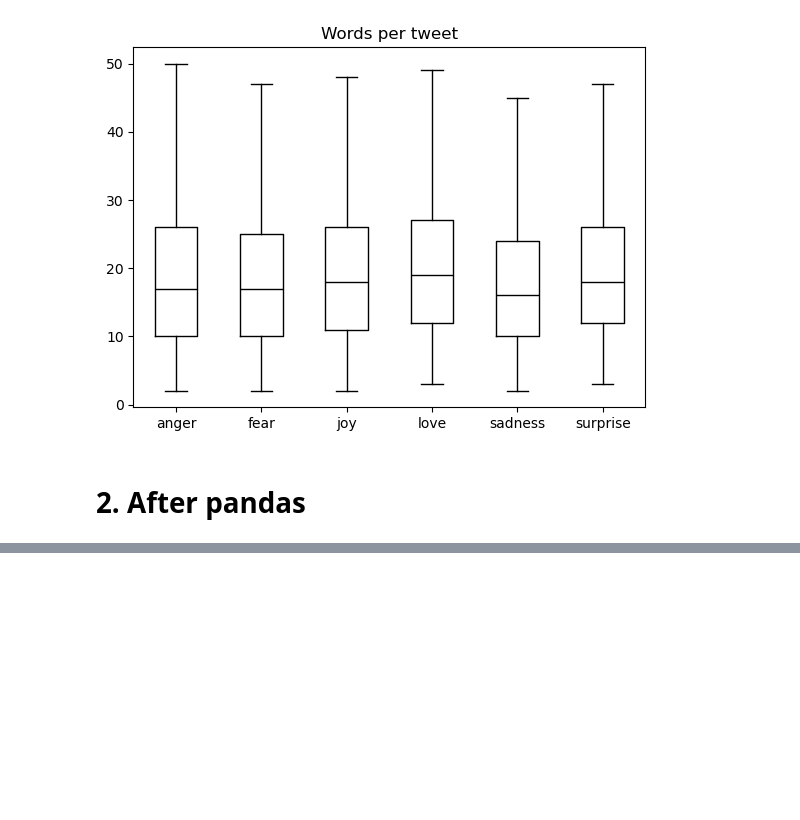
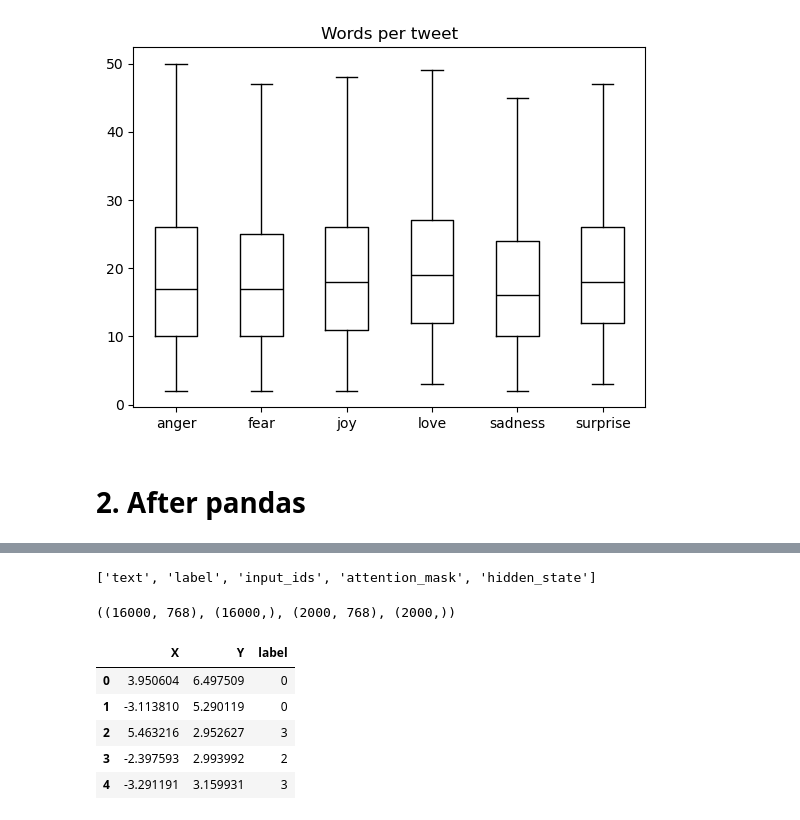
Before and after one commit to Asamse/LLM_projects, a Jupyter notebook: parrot_exploration.ipynb, the cells around one changed output, grey strips where cells are left out. Drawn from its saved outputs; the diff is of its cells as text; code cells hidden in the pictures; blank space fills up the shorter version.

```diff
--- a/parrot_exploration.ipynb
+++ b/parrot_exploration.ipynb
@@ -60,0 +146,6 @@ tokenizer = AutoTokenizer.from_pretrained(
+# %%
+def extract_hidden_states(batch):
+   inputs = {k:v.to(device) for k,v in batch.items() if k in tokenizer.model_input_names}
+   with torch.inference_mode():
+      last_hidden_state = model(**inputs).last_hidden_state
+   return{"hidden_state":last_hidden_state[:,0].cpu().numpy()}
@@ -60,0 +188,31 @@ tokenizer = AutoTokenizer.from_pretrained(
+# %%
+emotion_hidden["train"].column_names
+# %% [output]
+['text', 'label', 'input_ids', 'attention_mask', 'hidden_state']
+# %%
+import numpy as np
+
+X_train = np.array(emotion_hidden["train"]["hidden_state"])
+X_valid = np.array(emotion_hidden["validation"]["hidden_state"])
+y_train = np.array(emotion_hidden["train"]["label"])
+y_valid = np.array(emotion_hidden["validation"]["label"])
+X_train.shape, y_train.shape, X_valid.shape, y_valid.shape
+# %% [output]
+((16000, 768), (16000,), (2000, 768), (2000,))
+# %%
+from umap import UMAP
+from sklearn.preprocessing import MinMaxScaler
+
+X_scaled = MinMaxScaler().fit_transform(X_train)
+mapper = UMAP(n_components=2, metric="cosine").fit(X_scaled)
+
+df_emb = pd.DataFrame(mapper.embedding_, columns=["X","Y"])
+df_emb["label"] = y_train
+df_emb.head()
+# %% [output]
+|  | X | Y | label |
+| 0 | 3.950604 | 6.497509 | 0 |
+| 1 | -3.113810 | 5.290119 | 0 |
+| 2 | 5.463216 | 2.952627 | 3 |
+| 3 | -2.397593 | 2.993992 | 2 |
+| 4 | -3.291191 | 3.159931 | 3 |
```
Also changed, not shown: parts of 14 cells of this notebook.
